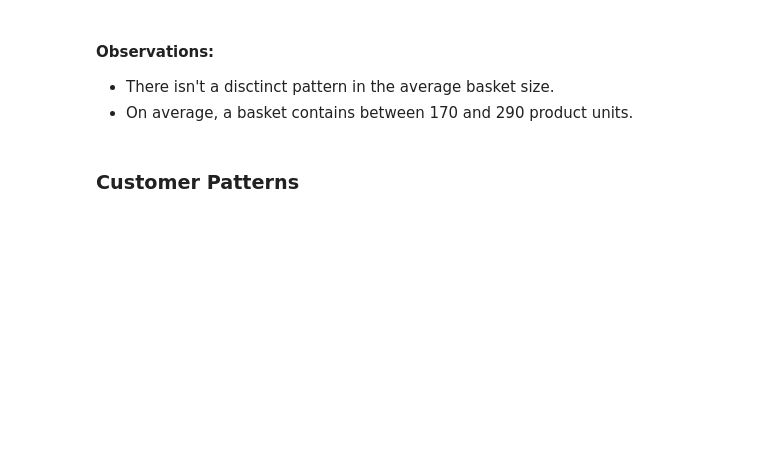
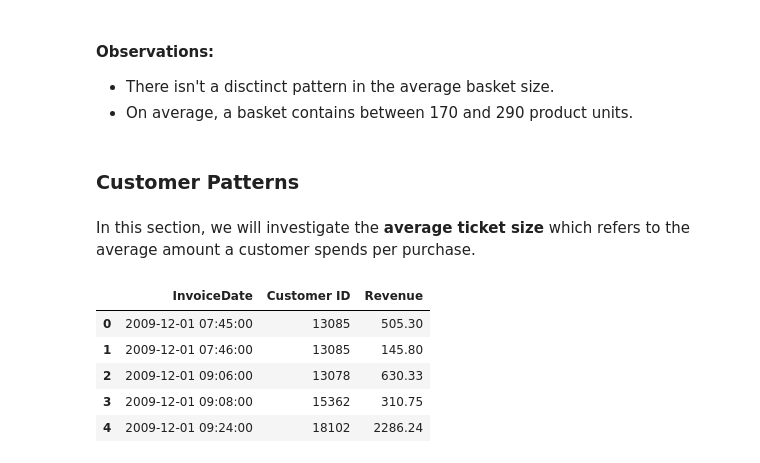
Before and after one commit to mwaurahmn/clv_rfm, a Jupyter notebook: Sales Analysis.ipynb, the cells around one changed output. Saved outputs shown, nothing was run; the diff lists cells and outputs as text; code cells hidden in the pictures; blank space fills up the shorter version.

```diff
--- a/Sales Analysis.ipynb
+++ b/Sales Analysis.ipynb
@@ -261,3 +263,16 @@ dep.plt.show()
 - On average, a basket contains between 170 and 290 product units.
 # %% [markdown]
 ### Customer Patterns
+# %% [markdown]
+In this section, we will investigate the **average ticket size** which refers to the average amount a customer spends per purchase.
+# %%
+# Get the customer data
+customer_purchase = df.groupby(['InvoiceDate','Customer ID'])['Revenue'].sum().reset_index()
+customer_purchase.head()
+# %% [output]
+|  | InvoiceDate | Customer ID | Revenue |
+| 0 | 2009-12-01 07:45:00 | 13085 | 505.30 |
+| 1 | 2009-12-01 07:46:00 | 13085 | 145.80 |
+| 2 | 2009-12-01 09:06:00 | 13078 | 630.33 |
+| 3 | 2009-12-01 09:08:00 | 15362 | 310.75 |
+| 4 | 2009-12-01 09:24:00 | 18102 | 2286.24 |
```
Also changed, not shown: parts of 8 cells of this notebook, 4 other files.
